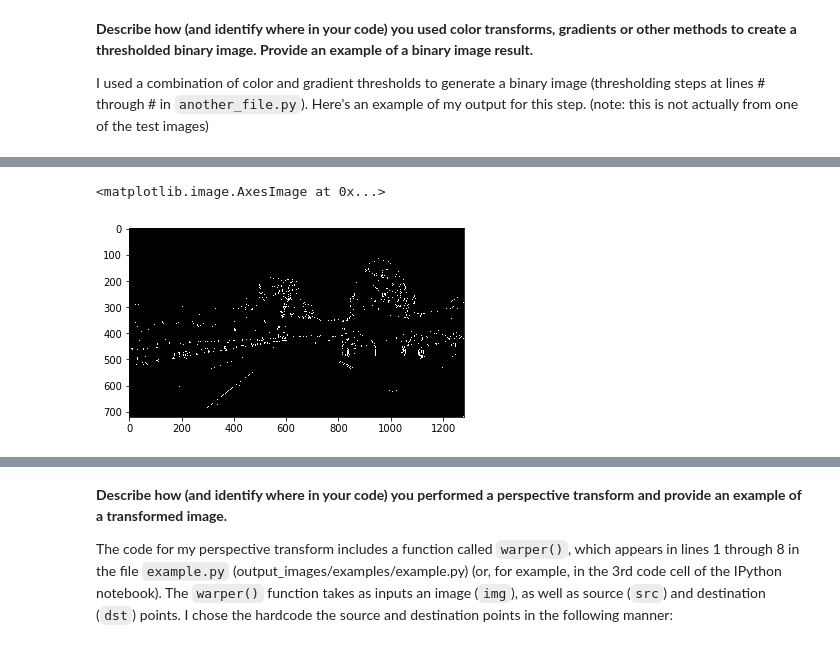
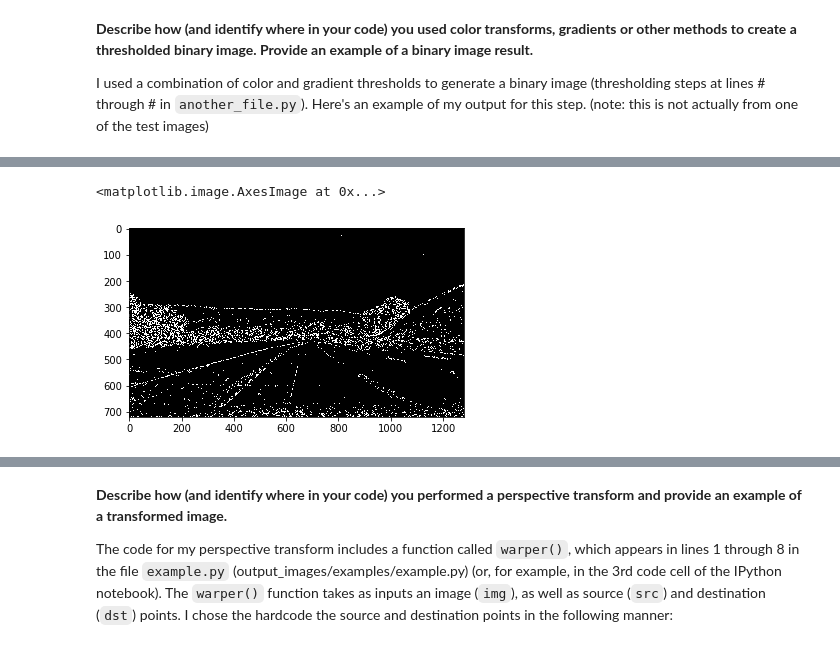
Before and after one commit to hairizuanbinnoorazman/CarND-Advanced-Lane-Lines, a Jupyter notebook: Advanced Lane Finding.ipynb, the cells around one changed output, grey strips where cells are left out. Saved outputs shown, nothing was run; the diff lists cells and outputs as text; code cells hidden in the pictures.

```diff
--- a/Advanced Lane Finding.ipynb
+++ b/Advanced Lane Finding.ipynb
@@ -274,12 +273,9 @@ def abs_sobel_thresh(img, orient='x', thresh_min=0, thresh_max=255):
 
     # Return the result
     return binary_output
-# %%
-miao = mpimg.imread('./test_images/test4.jpg')
-#lol = dir_threshold(miao, 5, (0.4, 0.7))
-#lol = mag_thresh(miao, 5, mag_thresh=(60,200))
-lol = abs_sobel_thresh(miao, 'x', 50, 200)
-plt.imshow(lol, cmap='gray')
-# %% [output]
-<matplotlib.image.AxesImage at 0x...>
-[figure, removed]
+# %%
+gradx = abs_sobel_thresh(road_image, 'x', 10, 30)
+plt.imshow(gradx, cmap='gray')
+# %% [output]
+<matplotlib.image.AxesImage at 0x...>
+[figure, added]
```
Also changed, not shown: parts of 9 cells of this notebook.
